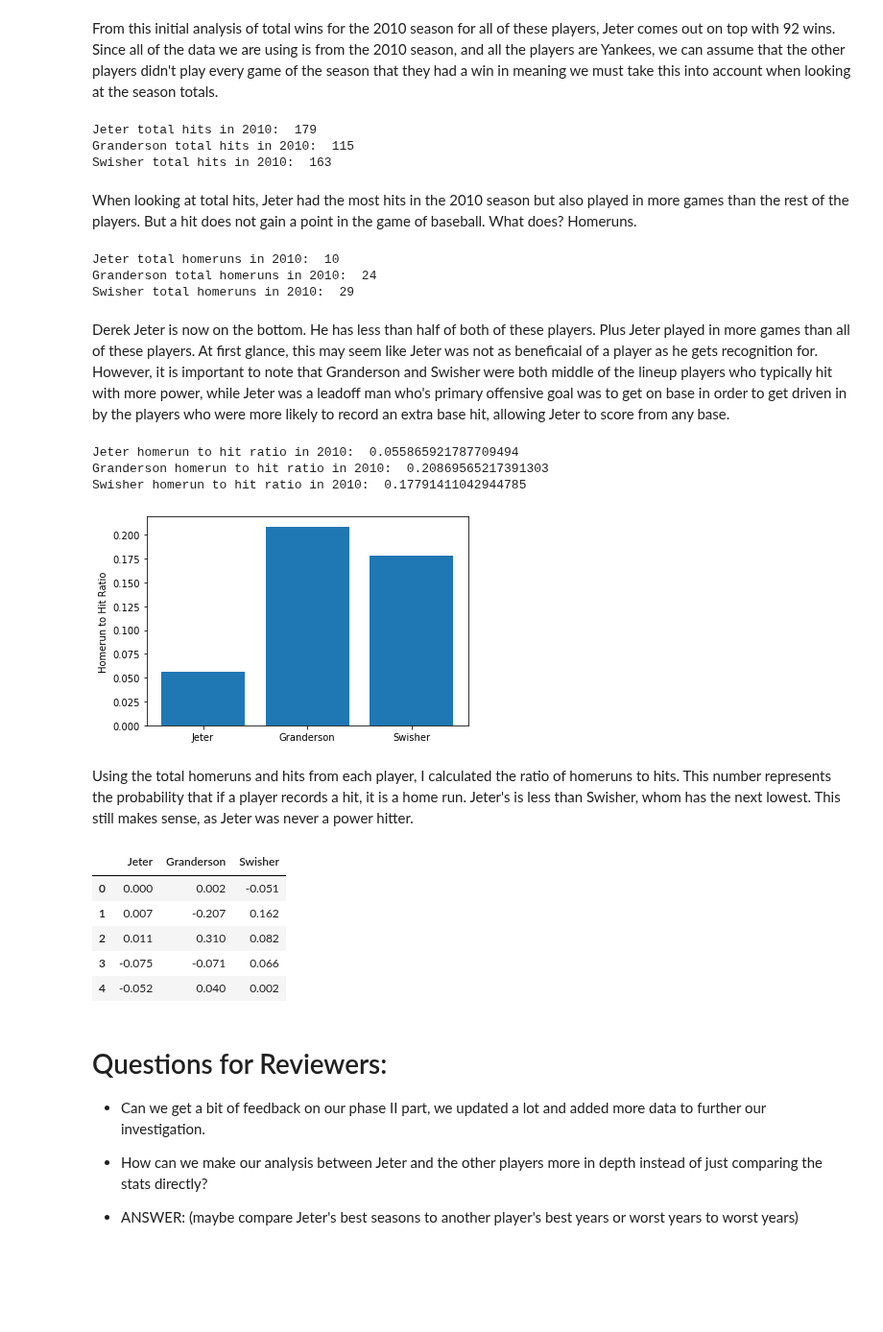
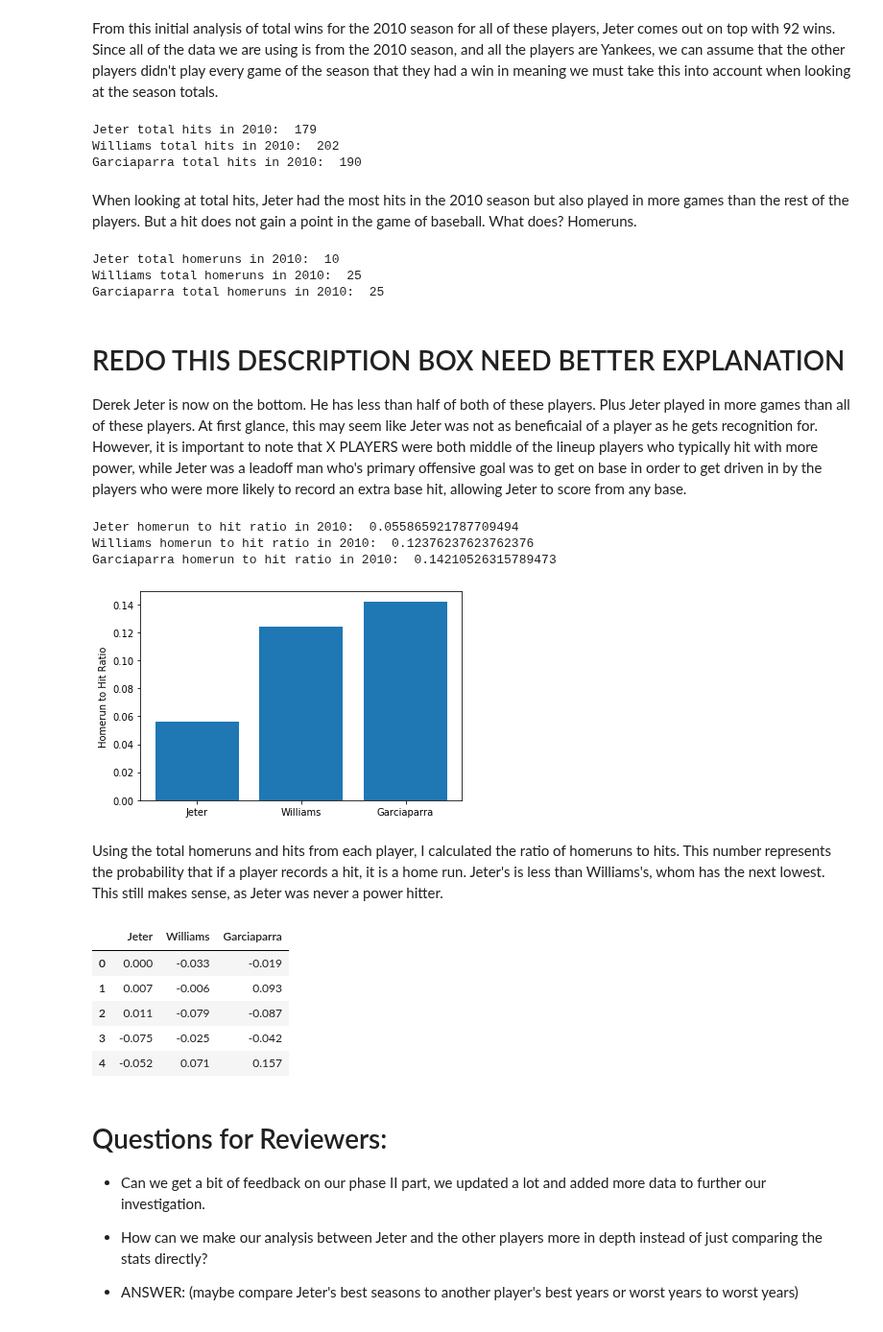
Before and after one commit to mattmaitland1/DerekJeterAnalysis, a Jupyter notebook: Project.ipynb, the cells around one changed output. Shown at 96% size. Cells and saved outputs as stored; diff of their text form; code cells hidden in the pictures; blank space fills up the shorter version.

Commit message:
changed everything from granderson and swisher to garciaparra and williams

```diff
--- a/Project.ipynb
+++ b/Project.ipynb
@@ -152,2 +152,2 @@ Nicholas Thompson Swisher is an American former professional baseball outfielder
 # %%
-swisher = pd.read_csv('Swisher.csv')
+williams = pd.read_csv('williams_1999.csv')
@@ -184,0 +154,3 @@ Curtis Granderson Jr. is an American former professional baseball outfielder. He
+# %%
+williams = stats_clean(williams)
+williams.head()
@@ -185,2 +185,2 @@ Curtis Granderson Jr. is an American former professional baseball outfielder. He
 # %%
-granderson = pd.read_csv('Granderson.csv')
+garciaparra = pd.read_csv('garciaparra_1999.csv')
@@ -213,0 +187,3 @@ See the caveats in the documentation: https://pandas.pydata.org/pandas-docs/stab
+# %%
+garciaparra = stats_clean(garciaparra)
+garciaparra.head()
@@ -470,55 +472,56 @@ Swisher total wins in 2010:  89
 From this initial analysis of total wins for the 2010 season for all of these players, Jeter comes out on top with 92 wins. Since all of the data we are using is from the 2010 season, and all the players are Yankees, we can assume that the other players didn't play every game of the season that they had a win in meaning we must take this into account when looking at the season totals.
 # %%
 print('Jeter total hits in 2010: ', jeter_2010.H.sum())
-print('Granderson total hits in 2010: ', granderson.H.sum())
-print('Swisher total hits in 2010: ', swisher.H.sum())
+print('Williams total hits in 2010: ', williams.H.sum())
+print('Garciaparra total hits in 2010: ', garciaparra.H.sum())
 # %% [output]
 Jeter total hits in 2010:  179
-Granderson total hits in 2010:  115
-Swisher total hits in 2010:  163
+Williams total hits in 2010:  202
+Garciaparra total hits in 2010:  190
 # %% [markdown]
 When looking at total hits, Jeter had the most hits in the 2010 season but also played in more games than the rest of the players. But a hit does not gain a point in the game of baseball. What does? Homeruns.
 # %%
 print('Jeter total homeruns in 2010: ', jeter_2010.HR.sum())
-print('Granderson total homeruns in 2010: ', granderson.HR.sum())
-print('Swisher total homeruns in 2010: ', swisher.HR.sum())
+print('Williams total homeruns in 2010: ', williams.HR.sum())
+print('Garciaparra total homeruns in 2010: ', williams.HR.sum())
 # %% [output]
 Jeter total homeruns in 2010:  10
-Granderson total homeruns in 2010:  24
-Swisher total homeruns in 2010:  29
+Williams total homeruns in 2010:  25
+Garciaparra total homeruns in 2010:  25
 # %% [markdown]
-Derek Jeter is now on the bottom. He has less than half of both of these players. Plus Jeter played in more games than all of these players. At first glance, this may seem like Jeter was not as beneficaial of a player as he gets recognition for. However, it is important to note that Granderson and Swisher were both middle of the lineup players who typically hit with more power, while Jeter was a leadoff man who's primary offensive goal was to get on base in order to get driven in by the players who were more likely to record an extra base hit, allowing Jeter to score from any base.
+# REDO THIS DESCRIPTION BOX NEED BETTER EXPLANATION
+Derek Jeter is now on the bottom. He has less than half of both of these players. Plus Jeter played in more games than all of these players. At first glance, this may seem like Jeter was not as beneficaial of a player as he gets recognition for. However, it is important to note that X PLAYERS were both middle of the lineup players who typically hit with more power, while Jeter was a leadoff man who's primary offensive goal was to get on base in order to get driven in by the players who were more likely to record an extra base hit, allowing Jeter to score from any base.
 # %%
 print('Jeter homerun to hit ratio in 2010: ', jeter_2010.HR.sum()/jeter_2010.H.sum())
-print('Granderson homerun to hit ratio in 2010: ', granderson.HR.sum()/granderson.H.sum())
-print('Swisher homerun to hit ratio in 2010: ', swisher.HR.sum()/swisher.H.sum())
+print('Williams homerun to hit ratio in 2010: ', williams.HR.sum()/williams.H.sum())
+print('Garciaparra homerun to hit ratio in 2010: ', garciaparra.HR.sum()/garciaparra.H.sum())
 
-data = [['Jeter', jeter_2010.HR.sum()/jeter_2010.H.sum()], ['Granderson', granderson.HR.sum()/granderson.H.sum()], ['Swisher', swisher.HR.sum()/swisher.H.sum()]]
+data = [['Jeter', jeter_2010.HR.sum()/jeter_2010.H.sum()], ['Williams', williams.HR.sum()/williams.H.sum()], ['Garciaparra', garciaparra.HR.sum()/garciaparra.H.sum()]]
 ratios = pd.DataFrame(data, columns = ['Name', 'Ratio'])
 plt.bar(x=ratios['Name'], height=ratios['Ratio'])
 #plt.xlabel('Player')
 plt.ylabel('Homerun to Hit Ratio')
 plt.show()
 # %% [output]
 Jeter homerun to hit ratio in 2010:  0.055865921787709494
-Granderson homerun to hit ratio in 2010:  0.20869565217391303
-Swisher homerun to hit ratio in 2010:  0.17791411042944785
+Williams homerun to hit ratio in 2010:  0.12376237623762376
+Garciaparra homerun to hit ratio in 2010:  0.14210526315789473
-[figure, old version]
+[figure, new version]
 # %% [markdown]
-Using the total homeruns and hits from each player, I calculated the ratio of homeruns to hits. This number represents the probability that if a player records a hit, it is a home run. Jeter's is less than Swisher, whom has the next lowest. This still makes sense, as Jeter was never a power hitter.
+Using the total homeruns and hits from each player, I calculated the ratio of homeruns to hits. This number represents the probability that if a player records a hit, it is a home run. Jeter's is less than Williams's, whom has the next lowest. This still makes sense, as Jeter was never a power hitter.
 # %%
-compare_WPA = pd.DataFrame(columns = ['Jeter', 'Granderson', 'Swisher'])
+compare_WPA = pd.DataFrame(columns = ['Jeter', 'Williams', 'Garciaparra'])
 compare_WPA['Jeter'] = jeter_2010.WPA
-compare_WPA['Granderson'] = granderson.WPA
-compare_WPA['Swisher'] = swisher.WPA
+compare_WPA['Williams'] = williams.WPA
+compare_WPA['Garciaparra'] = garciaparra.WPA
 compare_WPA.head()
 # %% [output]
-|  | Jeter | Granderson | Swisher |
-| 0 | 0.000 | 0.002 | -0.051 |
-| 1 | 0.007 | -0.207 | 0.162 |
-| 2 | 0.011 | 0.310 | 0.082 |
-| 3 | -0.075 | -0.071 | 0.066 |
-| 4 | -0.052 | 0.040 | 0.002 |
+|  | Jeter | Williams | Garciaparra |
+| 0 | 0.000 | -0.033 | -0.019 |
+| 1 | 0.007 | -0.006 | 0.093 |
+| 2 | 0.011 | -0.079 | -0.087 |
+| 3 | -0.075 | -0.025 | -0.042 |
+| 4 | -0.052 | 0.071 | 0.157 |
 # %% [markdown]
 # Questions for Reviewers:
 
```
Also changed, not shown: parts of 12 cells of this notebook.
